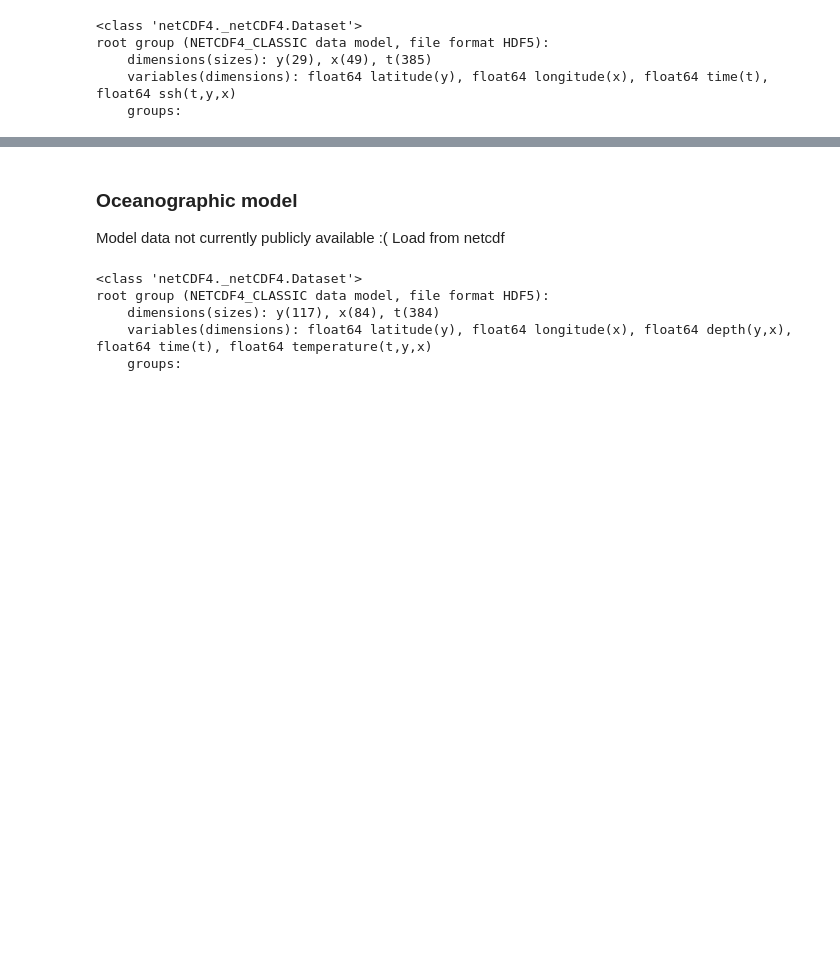
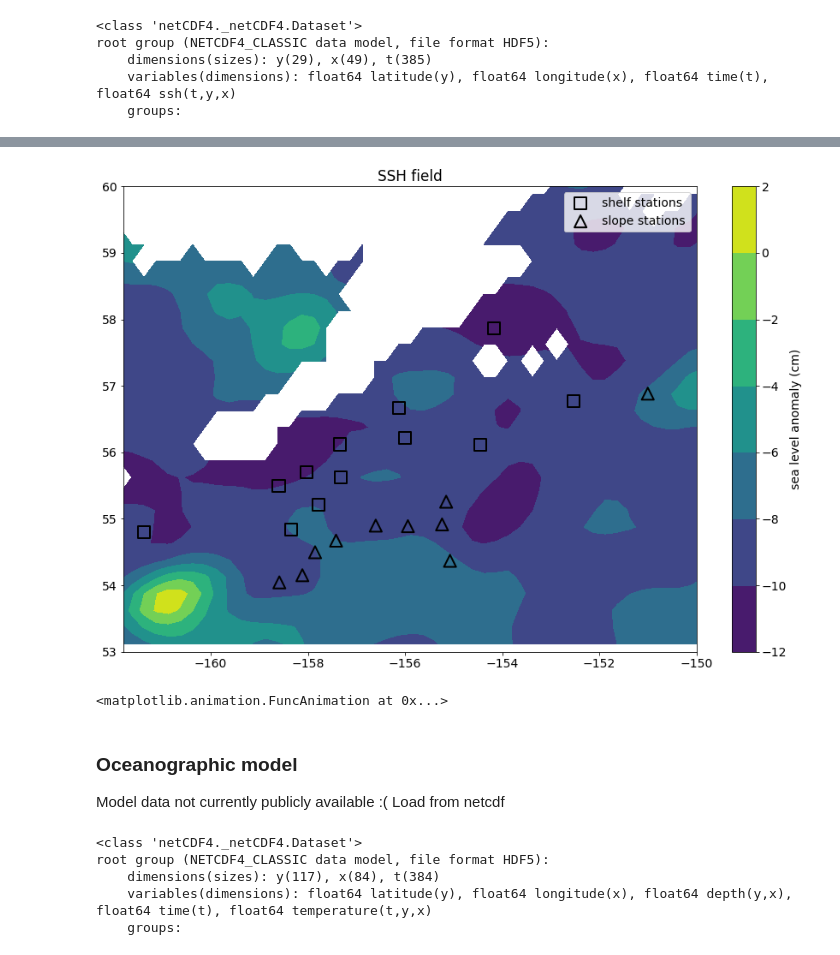
Before and after one commit to erikfred/ptz_detector, a Jupyter notebook: eddy_detector.ipynb, the cells around one changed output, grey strips where cells are left out. Drawn from its saved outputs; the diff is of its cells as text; code cells hidden in the pictures; blank space fills up the shorter version.

```diff
--- a/eddy_detector.ipynb
+++ b/eddy_detector.ipynb
@@ -130,3 +209,38 @@ cb.set_label('sea level anomaly (cm)')
+# %%
+# Let's try to make a movie!
+
+# First set up the figure, the axis, and the plot element we want to animate
+fig = plt.figure(figsize=(15, 10))
+ax = plt.axes(xlim=(-161.8, -150), ylim=(53, 60))
+cont = [ax.contourf(X, Y, sla[1,:,:], zorder=-1)]
+ax.scatter(shelf[0,:], shelf[1,:], marker='s', s=200, facecolors='none', edgecolors='black', linewidths=2, \
+            label='shelf stations')
+ax.scatter(slope[0,:], slope[1,:], marker='^', s=200, facecolors='none', edgecolors='black', linewidths=2, \
+            label='slope stations')
+cb = fig.colorbar(im)
+plt.title('SSH field')
+cb.set_label('sea level anomaly (cm)')
+ax.legend()
+
+# animation function.  This is called sequentially
+def animate(i):
+    for tp in cont[0].collections:
+        tp.remove()
+    cont[0] = ax.contourf(X, Y, sla[i,:,:], zorder=-1)
+    return cont[0].collections
+
+# call the animator.  blit=True means only re-draw the parts that have changed.
+anim = animation.FuncAnimation(fig, animate, frames=385, interval=100, blit=True)
+
+# anim.save('basic_animation.mp4', fps=30, extra_args=['-vcodec', 'libx264'])
+# %% [output]
+[figure, added]
+# %%
+# HTML(anim.to_html5_video())
+rc('animation', html='html5')
+anim
+# %% [output]
+<matplotlib.animation.FuncAnimation at 0x...>
 # %% [markdown]
 ### Oceanographic model
 
```
Also changed, not shown: parts of 21 cells of this notebook.
